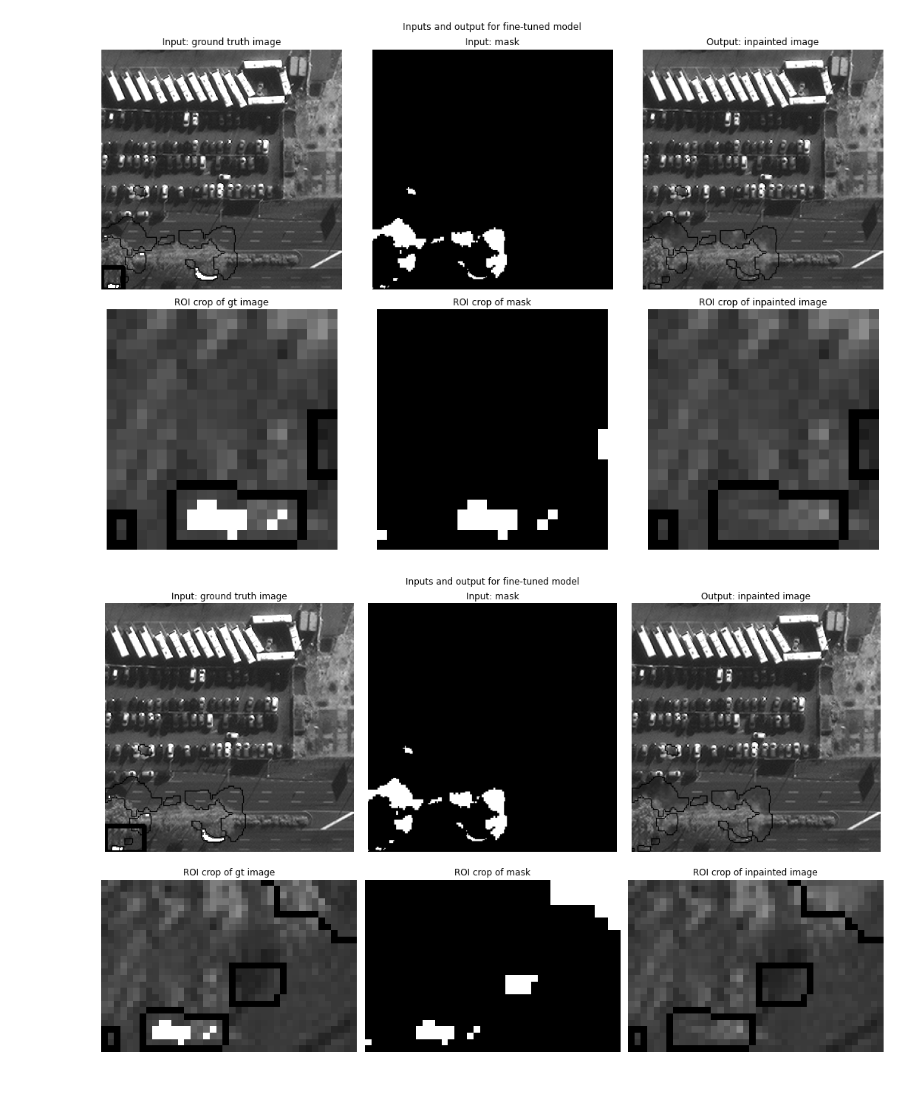
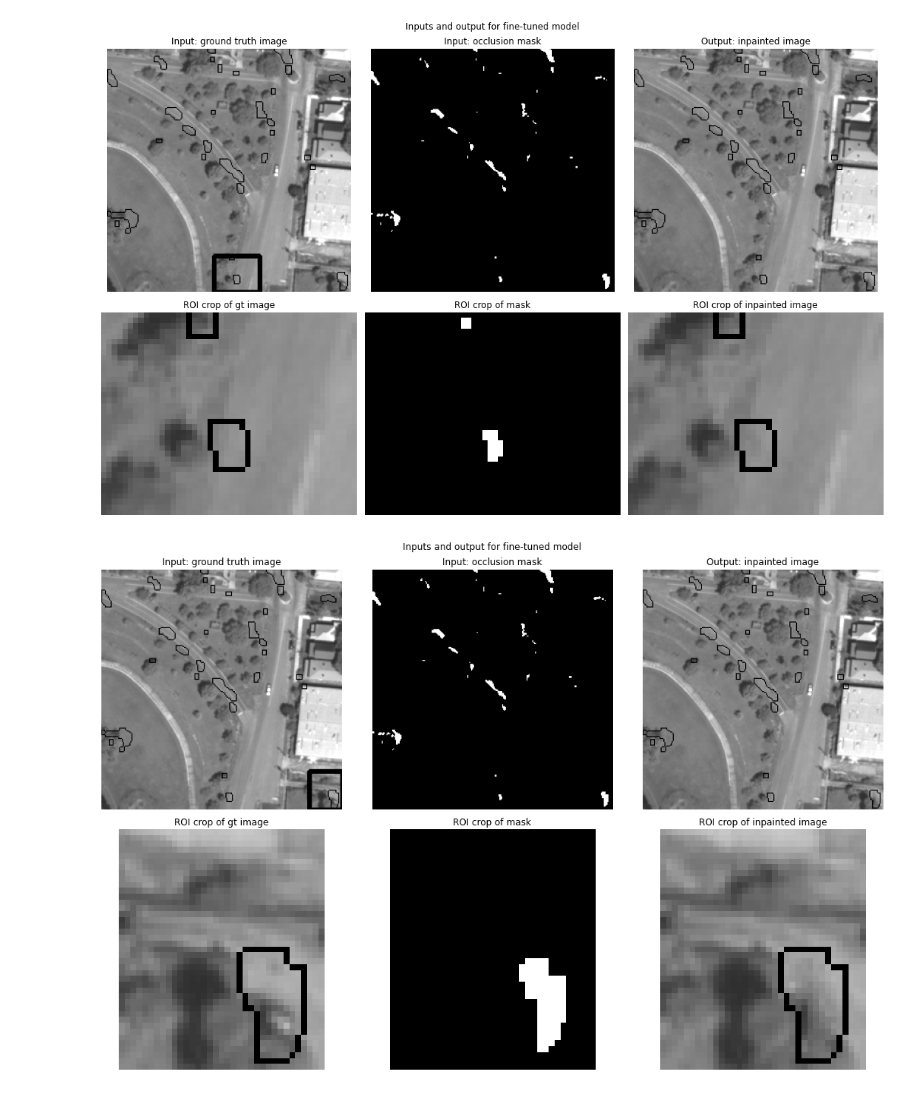
Before and after one commit to ZiyiiiL/Inpainting, a Jupyter notebook: visualization.ipynb, the cells around one changed output. Cells and saved outputs as stored; diff of their text form; code cells hidden in the pictures.

Commit message:
update to dataset V3

```diff
--- a/visualization.ipynb
+++ b/visualization.ipynb
@@ -6,19 +6,20 @@ import matplotlib.pyplot as plt
 import numpy as np
 import rasterio
 # %%
-mask_path = '/scratch2/ziyliu/LAMA/lama/sate_dataset/test'
-img_path = '/scratch2/ziyliu/LAMA/lama/sate_dataset/test'
-predict_path = '/scratch2/ziyliu/LAMA/lama/sate_dataset_output/test_predict_finetuned'
+mask_path = '/scratch2/ziyliu/pro_data/test_all'
+img_path = mask_path
+predict_path = '/scratch2/ziyliu/LAMA/lama/sate_dataset_output/test_all_predict_euler5'
 # %%
 # find all img, mask, output pairs and visualize them
 mask_names = sorted(list(glob.glob(os.path.join(mask_path, '**', '*mask*.tif'), recursive=True)))
 img_names = [fname.rsplit('_mask', 1)[0]+'.tif' for fname in mask_names]
 #replace test_img with test_img_output
-output_names = [fname.replace('sate_dataset/test', 'sate_dataset_output/test_predict_finetuned') for fname in mask_names]
+output_names = [fname.replace('pro_data/test_all', 'LAMA/lama/sate_dataset_output/test_all_predict_euler5') for fname in mask_names]
 # %%
 # find 1 areas in mask, use 3 pixels' dilation and draw the boundary on original image and output image
 # image and predicted image are panchromatic grayscale images, nodata value is 2**16-1
 for mask_name, img_name, output_name in zip(mask_names, img_names, output_names):
+    result_num = 0
     # read image while ignoring nodata value
     image = cv2.imread(img_name, cv2.IMREAD_UNCHANGED)
     nodata_mask = image == 2**16-1
@@ -56,34 +57,36 @@ for mask_name, img_name, output_name in zip(mask_names, img_names, output_names)
         roi_output = output[a:b, c:d]
         roi_mask = mask[a:b, c:d]
 
         # plot the image, mask, output in the first row, and the roi_image, roi_mask, roi_output in the second row
         fig, ax = plt.subplots(2, 3, figsize=(15, 10))
         # draw the bounding box of the roi on the image
         image_show= cv2.rectangle(image.copy(), (c, a), (d, b), (0, 255, 0), 4)
         fig.suptitle('Inputs and output for fine-tuned model') #  trained from scratch, original
         ax[0, 0].imshow(image_show, cmap='gray', vmin=vmin, vmax=vmax)
         ax[0, 0].set_title('Input: ground truth image')
         ax[0, 0].axis('off')
         ax[0, 1].imshow(mask, cmap='gray')
-        ax[0, 1].set_title('Input: mask')
+        ax[0, 1].set_title('Input: occlusion mask')
         ax[0, 1].axis('off')
         ax[0, 2].imshow(output, cmap='gray', vmin=vmin, vmax=vmax)
         ax[0, 2].set_title('Output: inpainted image')
         ax[0, 2].axis('off')
         ax[1, 0].imshow(roi_image, cmap='gray', vmin=vmin, vmax=vmax)
         ax[1, 0].set_title('ROI crop of gt image')
         ax[1, 0].axis('off')
         ax[1, 1].imshow(roi_mask, cmap='gray')
         ax[1, 1].set_title('ROI crop of mask')
         ax[1, 1].axis('off')
         ax[1, 2].imshow(roi_output, cmap='gray', vmin=vmin, vmax=vmax)
         ax[1, 2].set_title('ROI crop of inpainted image')
         ax[1, 2].axis('off')
         plt.tight_layout()
         plt.show()
         plt.close()
-        # break
+        result_num += 1
+        if result_num > 10:
+            break
     break
 # %% [output]
-[figure, old version]
+[figure, new version]
-[figure, old version]
+[figure, new version]
```
Also changed, not shown: parts of 1 cell of this notebook, 3 other files.
